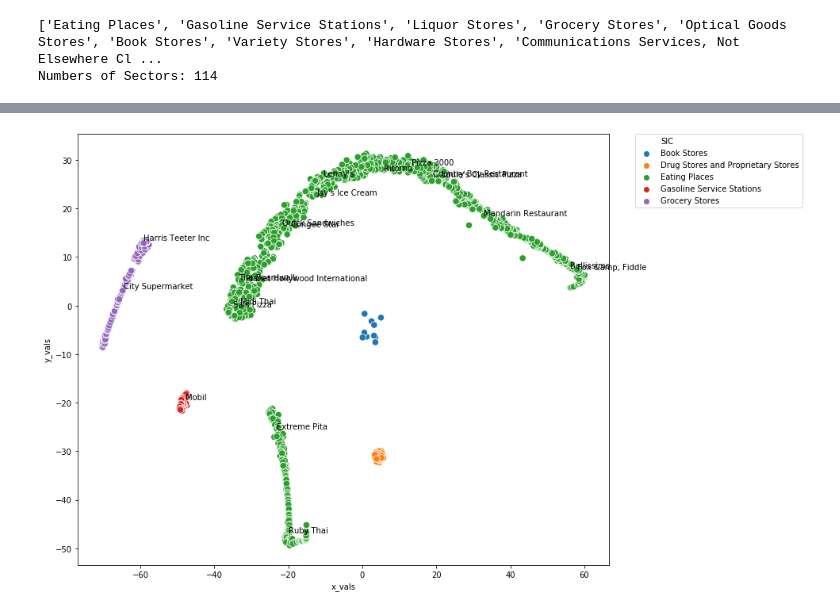
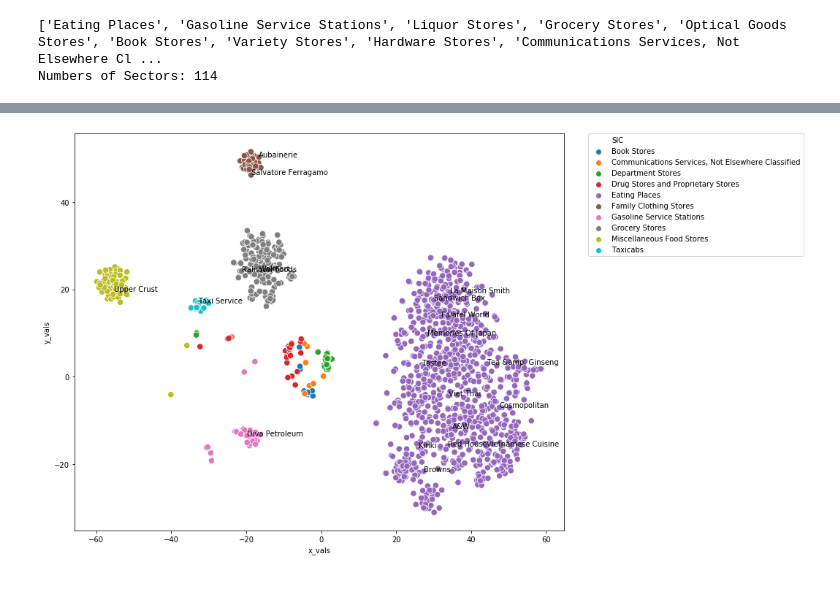
Before and after one commit to rui-zhang-ocean/Predict_Transactions, a Jupyter notebook: item2vec_test.ipynb, the cells around one changed output, grey strips where cells are left out. Cells and saved outputs as stored; diff of their text form; code cells hidden in the pictures; blank space fills up the shorter version.

```diff
--- a/item2vec_test.ipynb
+++ b/item2vec_test.ipynb
@@ -97,7 +111,9 @@ def groupByPersonAndTime(df,day_threshold = 2,week_threshold = 2):
 start = datetime.datetime.now()
 
 #training_data = groupByPersonAndTime(df,day_threshold = 5, week_threshold = 5)
-training_data = groupBySIC(df)
+#training_data = groupBySIC(df)
+#training_data = groupBySICAndDay(df)
+training_data = groupBySICAndPerson(df)
 
 print("Sets creating time: " + str(datetime.datetime.now()-start))
 # %% [output]
@@ -123,7 +133,7 @@ start = datetime.datetime.now()
 
 model = Word2Vec(sentences = training_data, # list of sets of retailers
                  iter = 10, # epoch
-                 min_count = 1, # a retailer has to appear more than min_count times to be kept
+                 min_count = 5, # a retailer has to appear more than min_count times to be kept
                  size = 20, # hidden layer dimensions
                  workers = 4, # specify the number of threads to be used for training
                  sg = 1, # Defines the training algorithm. We will use skip-gram so 1 is chosen.
@@ -278,0 +278,16 @@ df2plot_top5.head()
+# %%
+def selectTopSIC(df, N = 5):
+    df_pivot = df.groupby(by = 'SIC Description', as_index=False).agg({'Transaction ID': pd.Series.nunique})
+    df_pivot.columns = ['SIC Description', 'Counts']
+    df_pivot['Per (%)'] = (df_pivot['Counts'])/df.shape[0]*100
+    df_pivot.sort_values(by = 'Counts',ascending = False,inplace = True)
+    list2plot = list(df_pivot.nlargest(N, 'Counts')['SIC Description'])
+    return list2plot
+# %%
+# only plot top N sectors
+N = 10
+list2plot = selectTopSIC(df, N)
+print(list2plot)
+df2plot_topN = df2plot[df2plot['SIC'].isin(list2plot)]
+df2plot_topN.reset_index(inplace = True)
+df2plot_topN.head()
@@ -279,7 +302,7 @@ df2plot_top5.head()
 # %%
-plot_with_seaborn(df2plot_top5);
-plt.savefig('figs/exp_05.png',bbox_inches='tight')
+plot_with_seaborn(df2plot_topN);
+plt.savefig('figs/exp_07.png',bbox_inches='tight')
 # %% [output]
-[figure, old version]
+[figure, new version]
 # %%
 #plot_with_matplotlib(x_vals, y_vals, labels)
```
Also changed, not shown: parts of 15 cells of this notebook, 6 other files.
